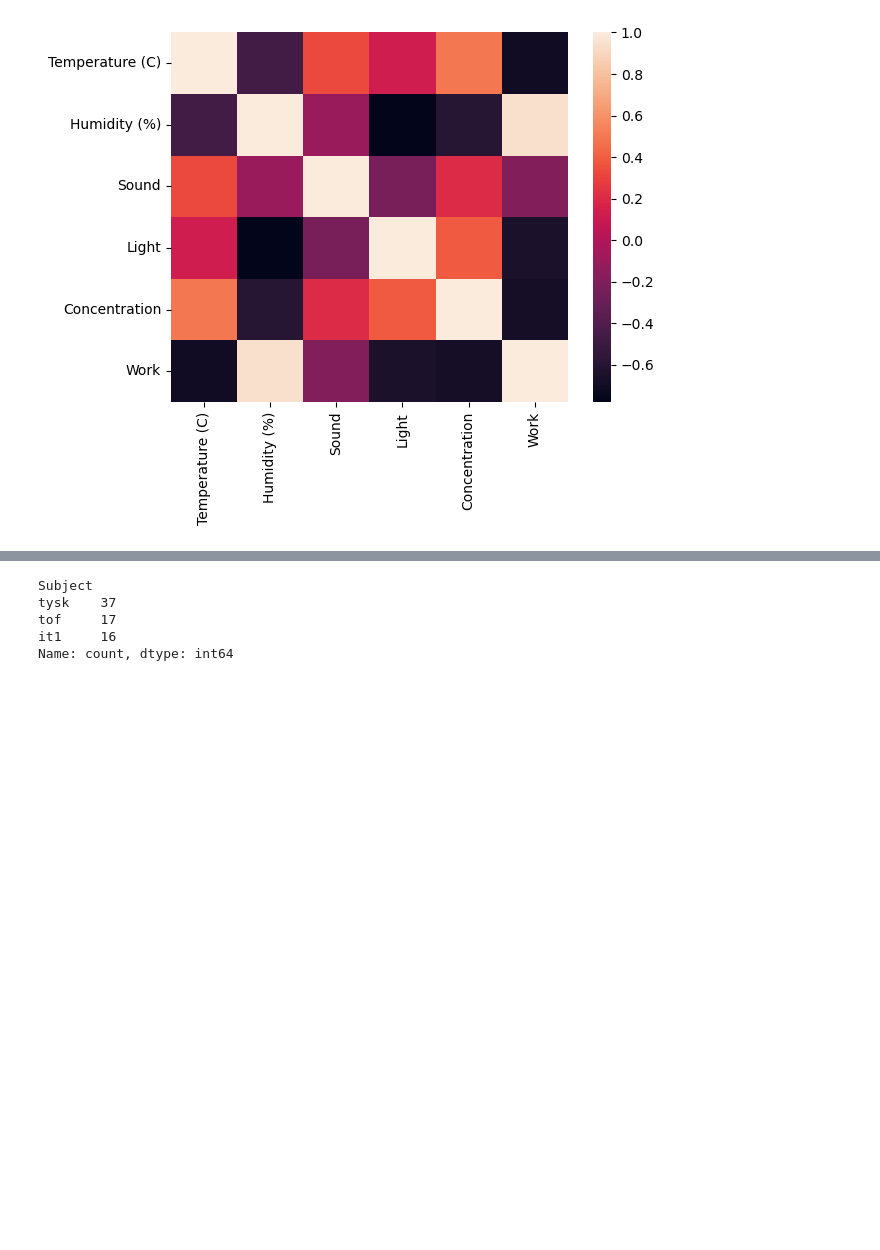
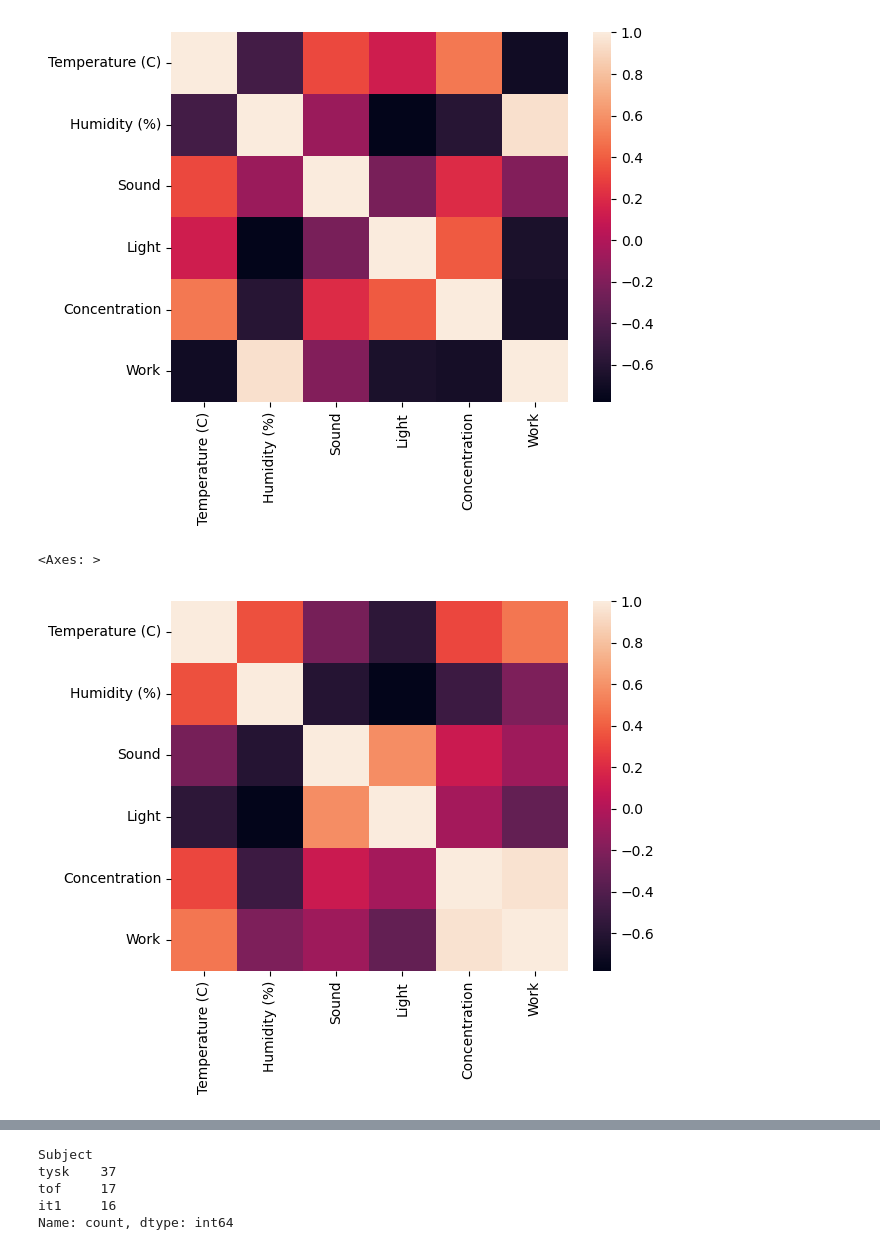
Before and after one commit to LilleAila/tof-prosjekt-26, a Jupyter notebook: data/analysis.ipynb, the cells around one changed output, grey strips where cells are left out. Saved outputs shown, nothing was run; the diff lists cells and outputs as text; code cells hidden in the pictures; blank space fills up the shorter version.

```diff
--- a/data/analysis.ipynb
+++ b/data/analysis.ipynb
@@ -104,3 +107,10 @@ sns.heatmap(corr)
 # %% [output]
 <Axes: >
 [figure]
+# %%
+#| label: it1-corr
+corr = df[df["Subject"] == "it1"].corr(numeric_only=True)
+sns.heatmap(corr)
+# %% [output]
+<Axes: >
+[figure, added]
```
Also changed, not shown: parts of 4 cells of this notebook, 2 other files.
